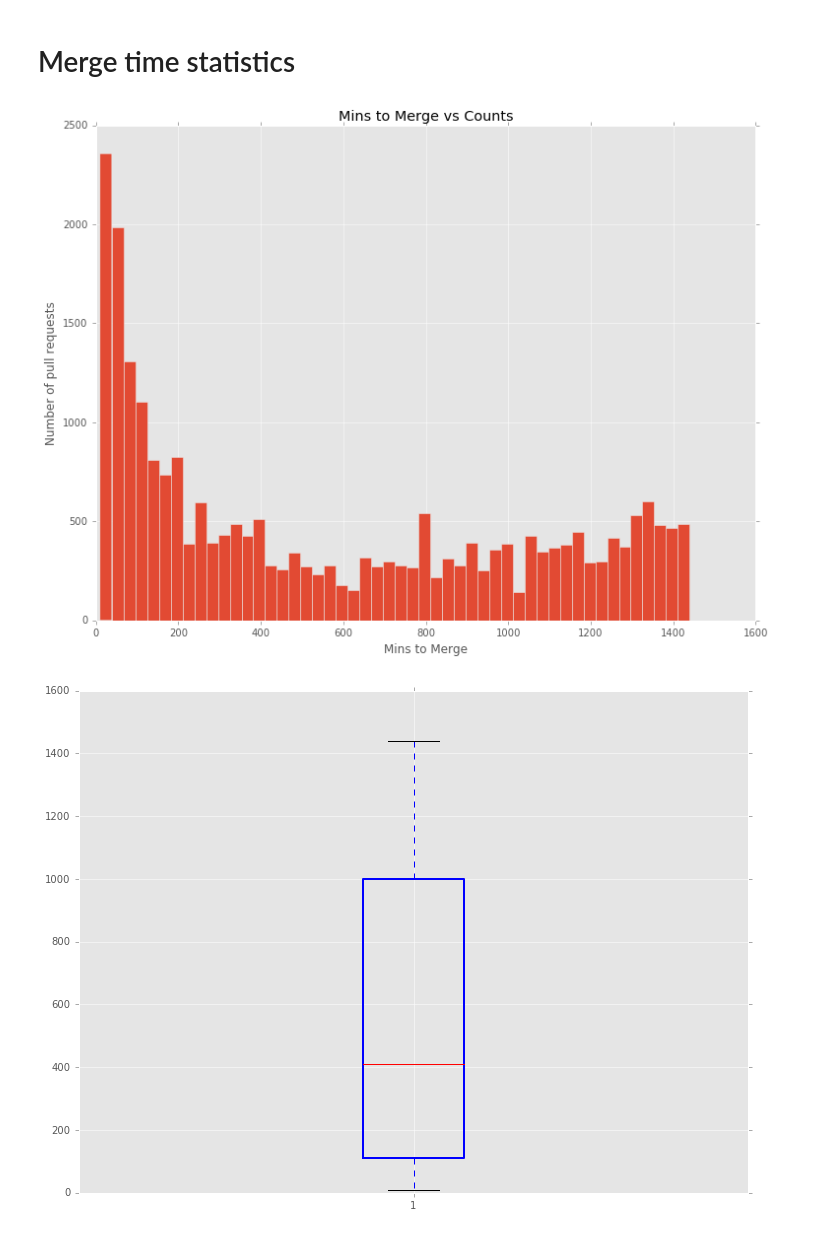
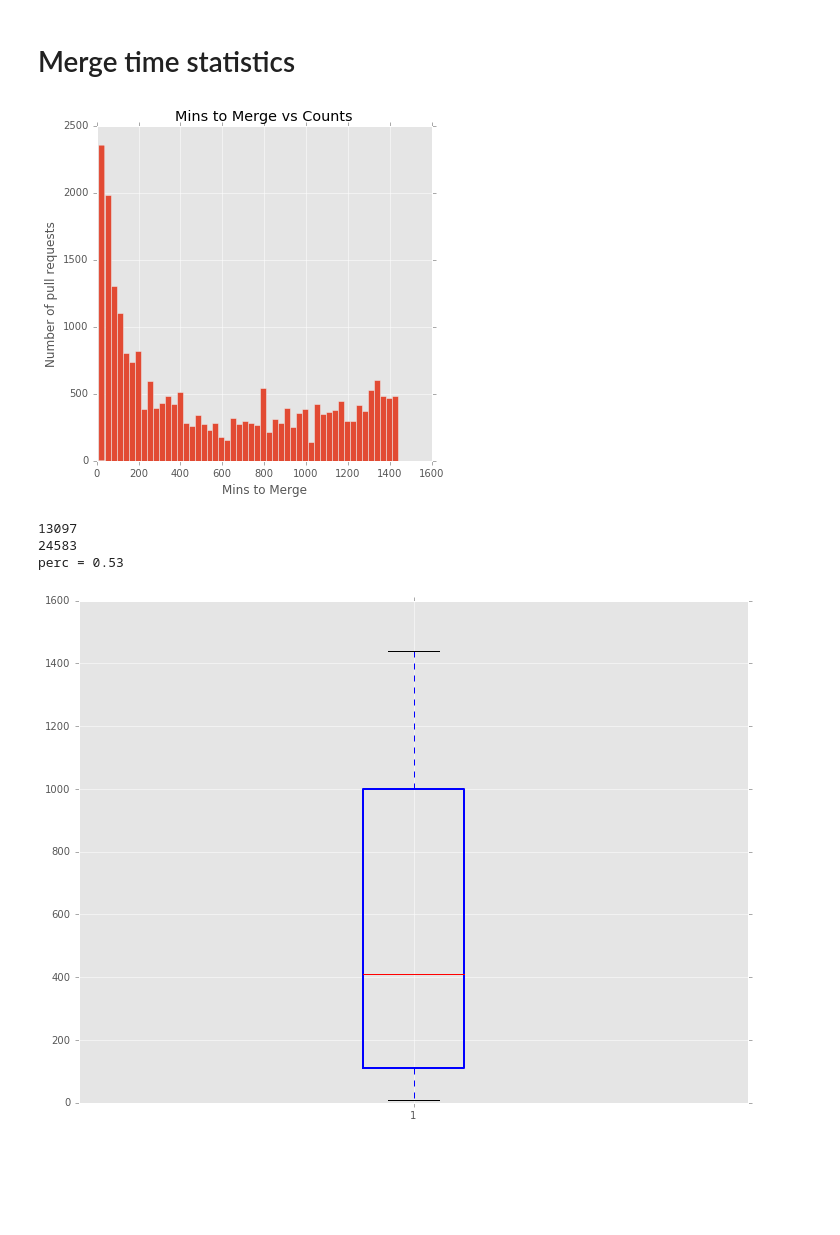
Before and after one commit to prudentprogrammer/Pull-Requests-Determinants, a Jupyter notebook: Pull Requests Determinants.ipynb, the cells around one changed output. Drawn from its saved outputs; the diff is of its cells as text; code cells hidden in the pictures; blank space fills up the shorter version.

```diff
--- a/Pull Requests Determinants.ipynb
+++ b/Pull Requests Determinants.ipynb
@@ -112,15 +112,28 @@ Index([u'gh_team_size', u'commits', u'git_num_commits',
 # %% [markdown]
 # Merge time statistics
 # %%
-plt.rcParams["figure.figsize"] = [12, 9]
+plt.rcParams["figure.figsize"] = [6, 6]
 data_to_graph = (pull_req_data[pull_req_data['delta_mins_merge'] != 0])['delta_mins_merge']
 plt.hist(data_to_graph, bins=50)
 plt.title("Mins to Merge vs Counts")
 plt.xlabel("Mins to Merge")
 plt.ylabel("Number of pull requests")
 plt.show()
 # %% [output]
-[figure, old version]
+[figure, new version]
+# %%
+total_true_pull = len(pull_req_data[pull_req_data['delta_mins_merge'] != 0]['delta_mins_merge'])
+accepted = pull_req_data[pull_req_data['delta_mins_merge'] != 0]['delta_mins_merge']
+less_than_8 = len(accepted[accepted <= 480])
+#percentage = (total_pull_req) / less_than_8
+#print 'perce = %.2f' % percentage
+print less_than_8
+print total_true_pull
+print 'perc = %.2f' % (float(less_than_8) / total_true_pull)
+# %% [output]
+13097
+24583
+perc = 0.53
 # %%
 #data_to_graph
 bp = plt.boxplot(np.array(data_to_graph))
```
Also changed, not shown: parts of 4 cells of this notebook.
